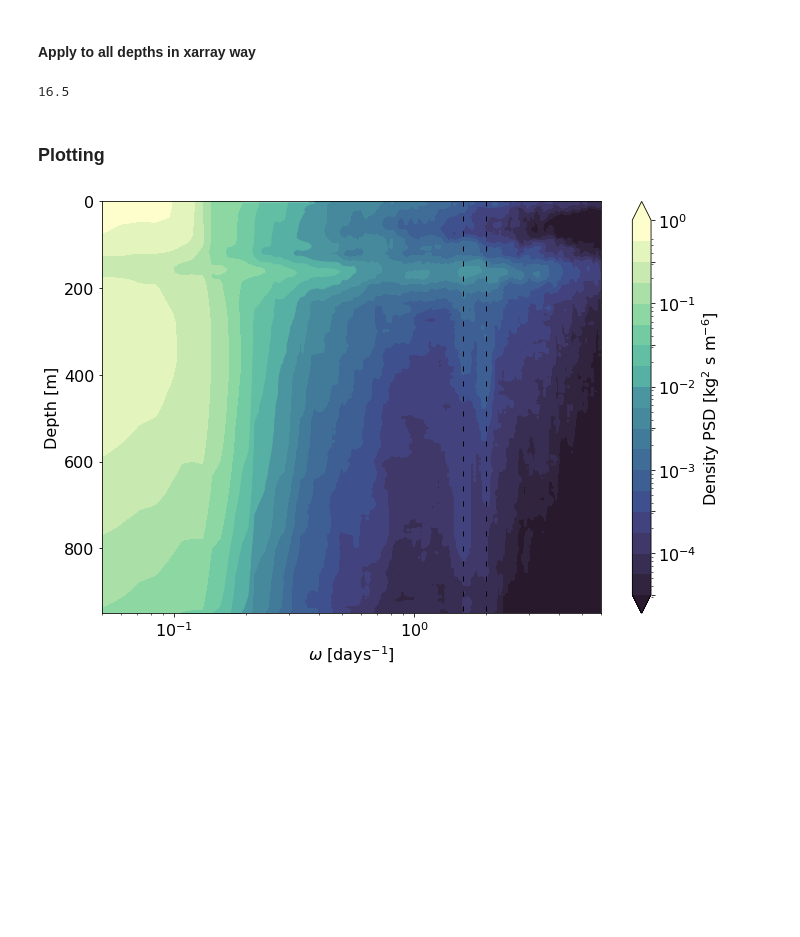
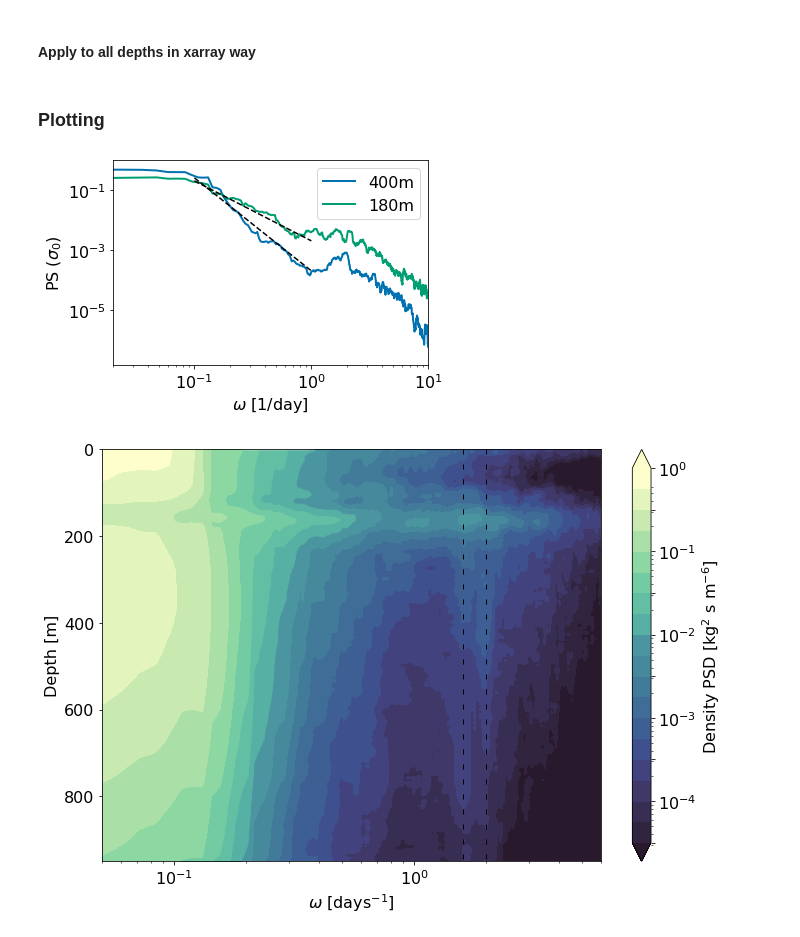
Before and after one commit to dhruvbalwada/sogos, a Jupyter notebook: notebooks/notebooks_variability_paper/fixed_Z_density_spectra_v2.ipynb, the cells around one changed output. Cells and saved outputs as stored; diff of their text form; code cells hidden in the pictures; blank space fills up the shorter version.

```diff
--- a/notebooks/notebooks_variability_paper/fixed_Z_density_spectra_v2.ipynb
+++ b/notebooks/notebooks_variability_paper/fixed_Z_density_spectra_v2.ipynb
@@ -208,12 +208,34 @@ ds_660_freq = xr.merge([mtm_psd(ds_660_time, 'sigma0'),
 ds_659_freq = xr.merge([mtm_psd(ds_659_time, 'sigma0'),
                         mtm_psd(ds_659_time, 'CT'),
                         mtm_psd(ds_659_time, 'SA')])
-# %%
-2.2*7.5
-# %% [output]
-16.5
 # %% [markdown]
 ### Plotting
+# %%
+plt.style.use('seaborn-colorblind')
+plt.rcParams['font.size'] = 16
+# %%
+ds_659_freq.sigma0.sel(ctd_pressure=400, method='nearest').plot(linewidth=2., label='400m')
+ds_659_freq.sigma0.sel(ctd_pressure=180, method='nearest').plot(linewidth=2., label='180m')
+
+k = np.linspace(1e-1, 1, 20)
+
+plt.plot(k, 2e-4*k**-3.1, '--', color='k', linewidth=1.5)
+plt.plot(k, 2e-3*k**-2, '--', color='k', linewidth=1.5)
+plt.xscale('log')
+plt.yscale('log')
+
+plt.xlabel('$\omega$ [1/day]')
+plt.ylabel('PS ($\sigma_0$)')
+plt.title('')
+#plt.legend()
+#plt.ylim([1e-7, 1])
+plt.xlim([1/50, 10])
+plt.legend()
+plt.tight_layout()
+
+plt.savefig('figures/figure_sigma_freq_659_pane2.pdf')
+# %% [output]
+[figure, added]
 # %%
 # take a simple average over the 2 data sets
 ds_mean_freq = 0.5*(ds_659_freq + ds_660_freq)
```
Also changed, not shown: parts of 4 cells of this notebook, 5 other files.
